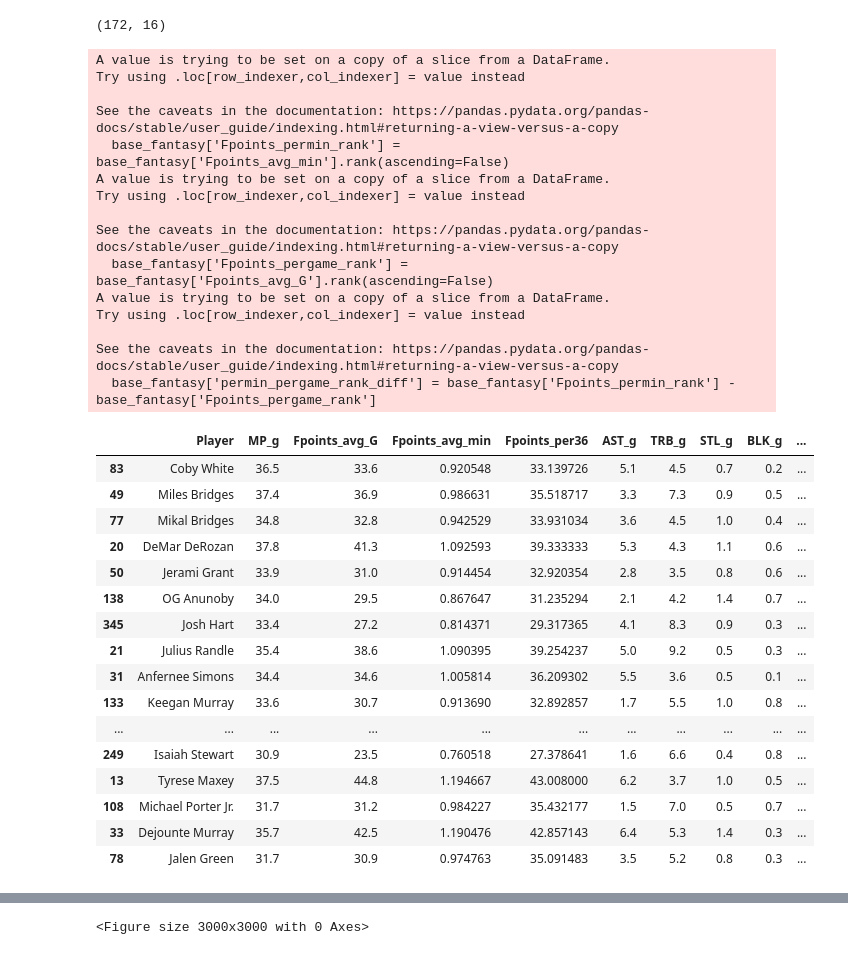
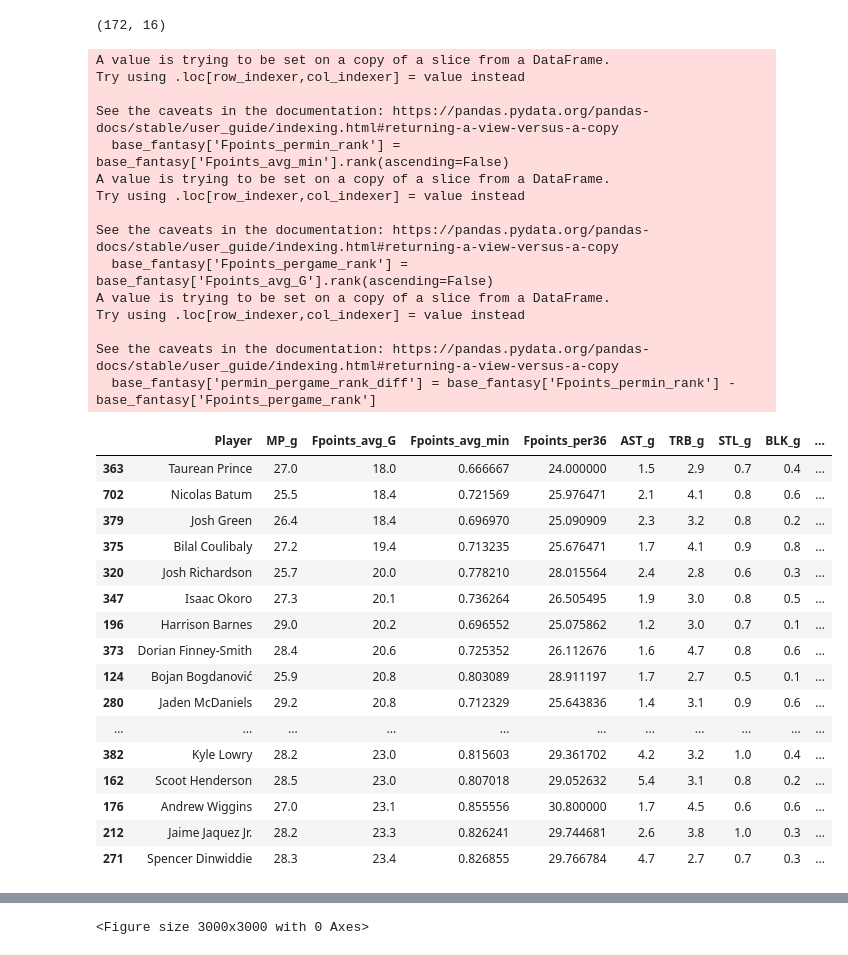
Before and after one commit to mcgillies/nbafantasy2024, a Jupyter notebook: plot_exploration.ipynb, the cells around one changed output, grey strips where cells are left out. Saved outputs shown, nothing was run; the diff lists cells and outputs as text; code cells hidden in the pictures.

```diff
--- a/plot_exploration.ipynb
+++ b/plot_exploration.ipynb
@@ -43,43 +43,43 @@ print(base_fantasy.shape)
 # %%
 
 base_fantasy.sort_values(by = 'Fpoints_avg_min', ascending = False).head(50).reset_index(drop=True, inplace=True)
 base_fantasy['Fpoints_permin_rank'] = base_fantasy['Fpoints_avg_min'].rank(ascending=False)
 base_fantasy['Fpoints_pergame_rank'] = base_fantasy['Fpoints_avg_G'].rank(ascending=False)
 base_fantasy['permin_pergame_rank_diff'] = base_fantasy['Fpoints_permin_rank'] - base_fantasy['Fpoints_pergame_rank']
-base_fantasy.sort_values(by='permin_pergame_rank_diff', ascending=False).head(30)
+base_fantasy.sort_values(by='Fpoints_pergame_rank', ascending=False).head(30)
 # %% [output]
 A value is trying to be set on a copy of a slice from a DataFrame.
 Try using .loc[row_indexer,col_indexer] = value instead
 
 See the caveats in the documentation: https://pandas.pydata.org/pandas-docs/stable/user_guide/indexing.html#returning-a-view-versus-a-copy
   base_fantasy['Fpoints_permin_rank'] = base_fantasy['Fpoints_avg_min'].rank(ascending=False)
 A value is trying to be set on a copy of a slice from a DataFrame.
 Try using .loc[row_indexer,col_indexer] = value instead
 
 See the caveats in the documentation: https://pandas.pydata.org/pandas-docs/stable/user_guide/indexing.html#returning-a-view-versus-a-copy
   base_fantasy['Fpoints_pergame_rank'] = base_fantasy['Fpoints_avg_G'].rank(ascending=False)
 A value is trying to be set on a copy of a slice from a DataFrame.
 Try using .loc[row_indexer,col_indexer] = value instead
 
 See the caveats in the documentation: https://pandas.pydata.org/pandas-docs/stable/user_guide/indexing.html#returning-a-view-versus-a-copy
   base_fantasy['permin_pergame_rank_diff'] = base_fantasy['Fpoints_permin_rank'] - base_fantasy['Fpoints_pergame_rank']
 |  | Player | MP_g | Fpoints_avg_G | Fpoints_avg_min | Fpoints_per36 | AST_g | TRB_g | STL_g | BLK_g | ... |
-| 83 | Coby White | 36.5 | 33.6 | 0.920548 | 33.139726 | 5.1 | 4.5 | 0.7 | 0.2 | ... |
-| 49 | Miles Bridges | 37.4 | 36.9 | 0.986631 | 35.518717 | 3.3 | 7.3 | 0.9 | 0.5 | ... |
-| 77 | Mikal Bridges | 34.8 | 32.8 | 0.942529 | 33.931034 | 3.6 | 4.5 | 1.0 | 0.4 | ... |
-| 20 | DeMar DeRozan | 37.8 | 41.3 | 1.092593 | 39.333333 | 5.3 | 4.3 | 1.1 | 0.6 | ... |
-| 50 | Jerami Grant | 33.9 | 31.0 | 0.914454 | 32.920354 | 2.8 | 3.5 | 0.8 | 0.6 | ... |
-| 138 | OG Anunoby | 34.0 | 29.5 | 0.867647 | 31.235294 | 2.1 | 4.2 | 1.4 | 0.7 | ... |
-| 345 | Josh Hart | 33.4 | 27.2 | 0.814371 | 29.317365 | 4.1 | 8.3 | 0.9 | 0.3 | ... |
-| 21 | Julius Randle | 35.4 | 38.6 | 1.090395 | 39.254237 | 5.0 | 9.2 | 0.5 | 0.3 | ... |
-| 31 | Anfernee Simons | 34.4 | 34.6 | 1.005814 | 36.209302 | 5.5 | 3.6 | 0.5 | 0.1 | ... |
-| 133 | Keegan Murray | 33.6 | 30.7 | 0.913690 | 32.892857 | 1.7 | 5.5 | 1.0 | 0.8 | ... |
+| 363 | Taurean Prince | 27.0 | 18.0 | 0.666667 | 24.000000 | 1.5 | 2.9 | 0.7 | 0.4 | ... |
+| 702 | Nicolas Batum | 25.5 | 18.4 | 0.721569 | 25.976471 | 2.1 | 4.1 | 0.8 | 0.6 | ... |
+| 379 | Josh Green | 26.4 | 18.4 | 0.696970 | 25.090909 | 2.3 | 3.2 | 0.8 | 0.2 | ... |
+| 375 | Bilal Coulibaly | 27.2 | 19.4 | 0.713235 | 25.676471 | 1.7 | 4.1 | 0.9 | 0.8 | ... |
+| 320 | Josh Richardson | 25.7 | 20.0 | 0.778210 | 28.015564 | 2.4 | 2.8 | 0.6 | 0.3 | ... |
+| 347 | Isaac Okoro | 27.3 | 20.1 | 0.736264 | 26.505495 | 1.9 | 3.0 | 0.8 | 0.5 | ... |
+| 196 | Harrison Barnes | 29.0 | 20.2 | 0.696552 | 25.075862 | 1.2 | 3.0 | 0.7 | 0.1 | ... |
+| 373 | Dorian Finney-Smith | 28.4 | 20.6 | 0.725352 | 26.112676 | 1.6 | 4.7 | 0.8 | 0.6 | ... |
+| 124 | Bojan Bogdanović | 25.9 | 20.8 | 0.803089 | 28.911197 | 1.7 | 2.7 | 0.5 | 0.1 | ... |
+| 280 | Jaden McDaniels | 29.2 | 20.8 | 0.712329 | 25.643836 | 1.4 | 3.1 | 0.9 | 0.6 | ... |
 | ... | ... | ... | ... | ... | ... | ... | ... | ... | ... | ... |
-| 249 | Isaiah Stewart | 30.9 | 23.5 | 0.760518 | 27.378641 | 1.6 | 6.6 | 0.4 | 0.8 | ... |
-| 13 | Tyrese Maxey | 37.5 | 44.8 | 1.194667 | 43.008000 | 6.2 | 3.7 | 1.0 | 0.5 | ... |
-| 108 | Michael Porter Jr. | 31.7 | 31.2 | 0.984227 | 35.432177 | 1.5 | 7.0 | 0.5 | 0.7 | ... |
-| 33 | Dejounte Murray | 35.7 | 42.5 | 1.190476 | 42.857143 | 6.4 | 5.3 | 1.4 | 0.3 | ... |
-| 78 | Jalen Green | 31.7 | 30.9 | 0.974763 | 35.091483 | 3.5 | 5.2 | 0.8 | 0.3 | ... |
+| 382 | Kyle Lowry | 28.2 | 23.0 | 0.815603 | 29.361702 | 4.2 | 3.2 | 1.0 | 0.4 | ... |
+| 162 | Scoot Henderson | 28.5 | 23.0 | 0.807018 | 29.052632 | 5.4 | 3.1 | 0.8 | 0.2 | ... |
+| 176 | Andrew Wiggins | 27.0 | 23.1 | 0.855556 | 30.800000 | 1.7 | 4.5 | 0.6 | 0.6 | ... |
+| 212 | Jaime Jaquez Jr. | 28.2 | 23.3 | 0.826241 | 29.744681 | 2.6 | 3.8 | 1.0 | 0.3 | ... |
+| 271 | Spencer Dinwiddie | 28.3 | 23.4 | 0.826855 | 29.766784 | 4.7 | 2.7 | 0.7 | 0.3 | ... |
 # %%
 # Including some sleepers & lower role players
 adv_cols = ['Player', 'Fpoints_avg_G', 'Fpoints_avg_min', 'Fpoints_per36', 'STL%', 'BLK%', 'USG', '3PAr', 'FTr', 'TRB%',
```
Also changed, not shown: parts of 1 cell of this notebook, 2 other files.
